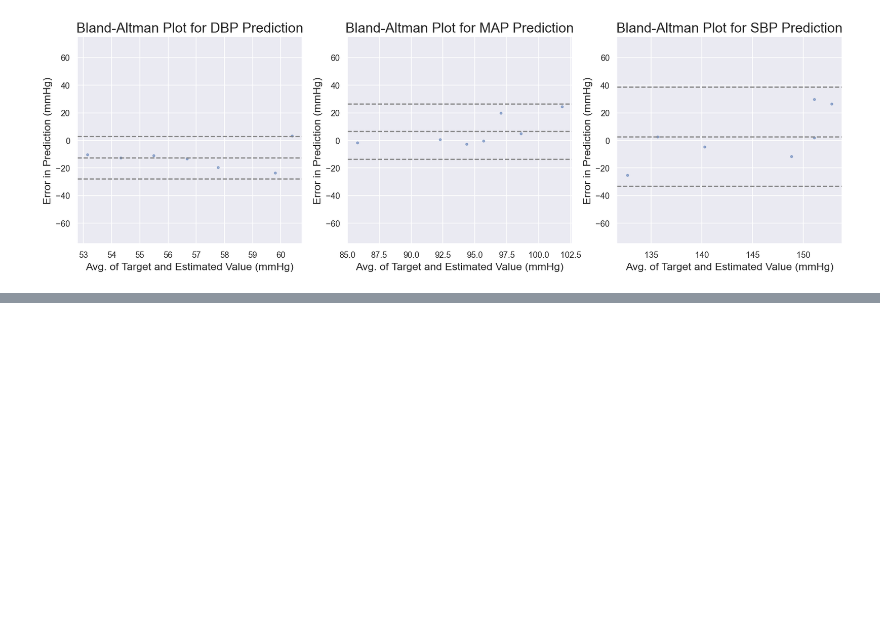
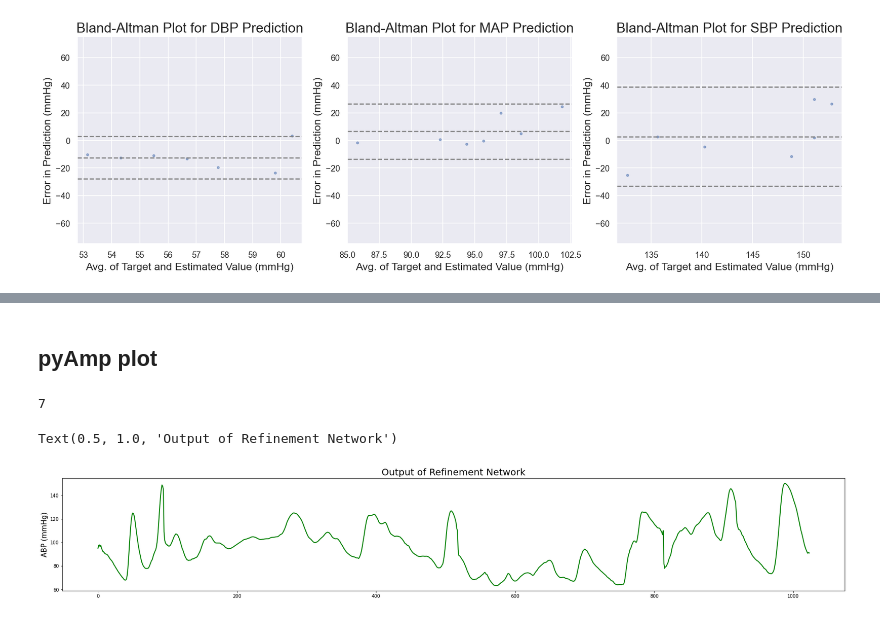
Before and after one commit to lucky-verma/ABP-estimation-using-PPG, a Jupyter notebook: PPG2ABP/codes_25hz/rough.ipynb, the cells around one changed output, grey strips where cells are left out. Cells and saved outputs as stored; diff of their text form; code cells hidden in the pictures; blank space fills up the shorter version.

Commit message:
pyampd plots

```diff
--- a/PPG2ABP/codes_25hz/rough.ipynb
+++ b/PPG2ABP/codes_25hz/rough.ipynb
@@ -743,0 +740,2 @@ evaluate_BHS_Standard(X_test);
+# %% [markdown]
+## pyAmp plot
@@ -743,0 +751,20 @@ evaluate_BHS_Standard(X_test);
+# %%
+import pickle
+
+Ypred = pickle.load(open('test_output.p', 'rb'))  # loading prediction
+len(Ypred)
+# %% [output]
+7
+# %%
+i = 1
+
+abp_signal_pred = Ypred[i] * max_abp + min_abp
+
+plt.figure(figsize=(30, 15))
+plt.subplot(3, 1, 3)
+plt.plot(abp_signal_pred, c='g', linewidth=2)
+plt.ylabel('ABP (mmHg)', fontsize=15)
+plt.title('Output of Refinement Network', fontsize=20)						# abp waveform predicted
+# %% [output]
+Text(0.5, 1.0, 'Output of Refinement Network')
+[figure, added]
```
Also changed, not shown: parts of 7 cells of this notebook.
